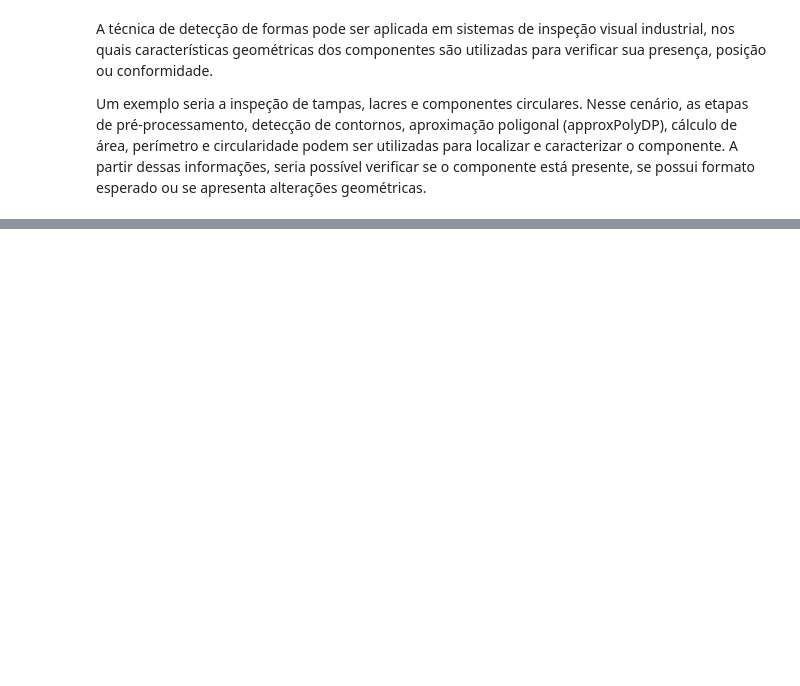
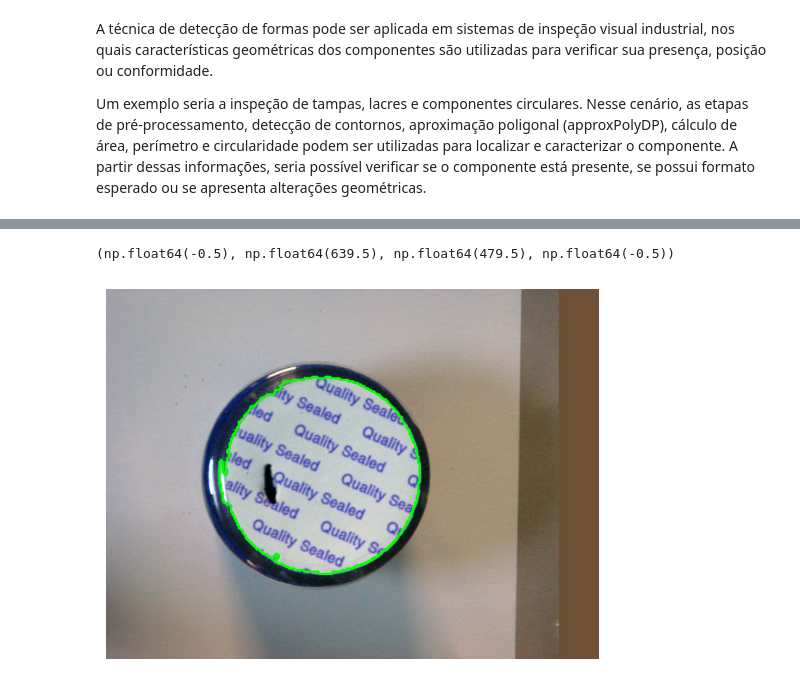
Before and after one commit to gab-rielly/vision-studies, a Jupyter notebook: shape detection.ipynb, the cells around one changed output, grey strips where cells are left out. Saved outputs shown, nothing was run; the diff lists cells and outputs as text; code cells hidden in the pictures; blank space fills up the shorter version.

```diff
--- a/shape detection.ipynb
+++ b/shape detection.ipynb
@@ -389,0 +480,7 @@ Um exemplo seria a inspeção de tampas, lacres e componentes circulares. Nesse
+# %%
+
+plt.imshow(image_lacre)
+plt.axis('off')
+# %% [output]
+(np.float64(-0.5), np.float64(639.5), np.float64(479.5), np.float64(-0.5))
+[figure, added]
```
Also changed, not shown: parts of 7 cells of this notebook, 1 other file.
